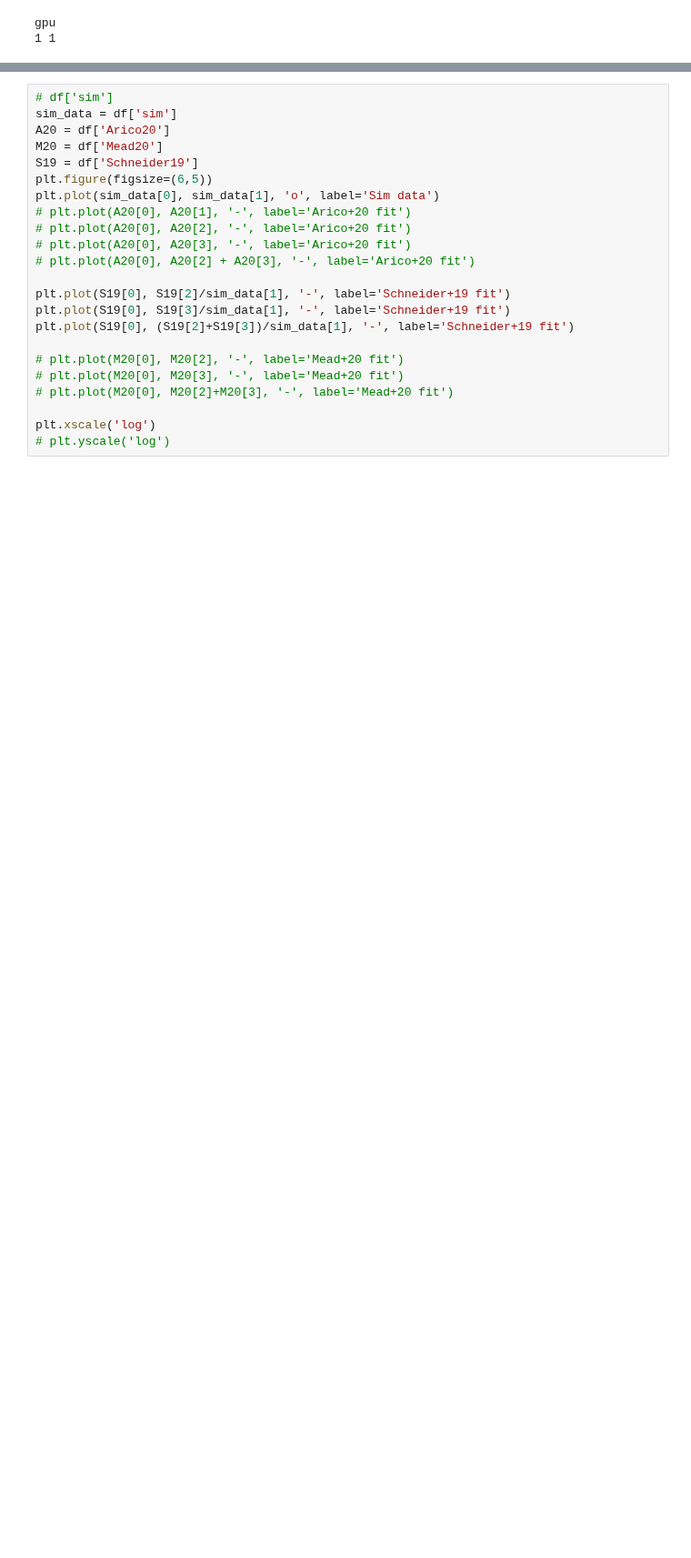
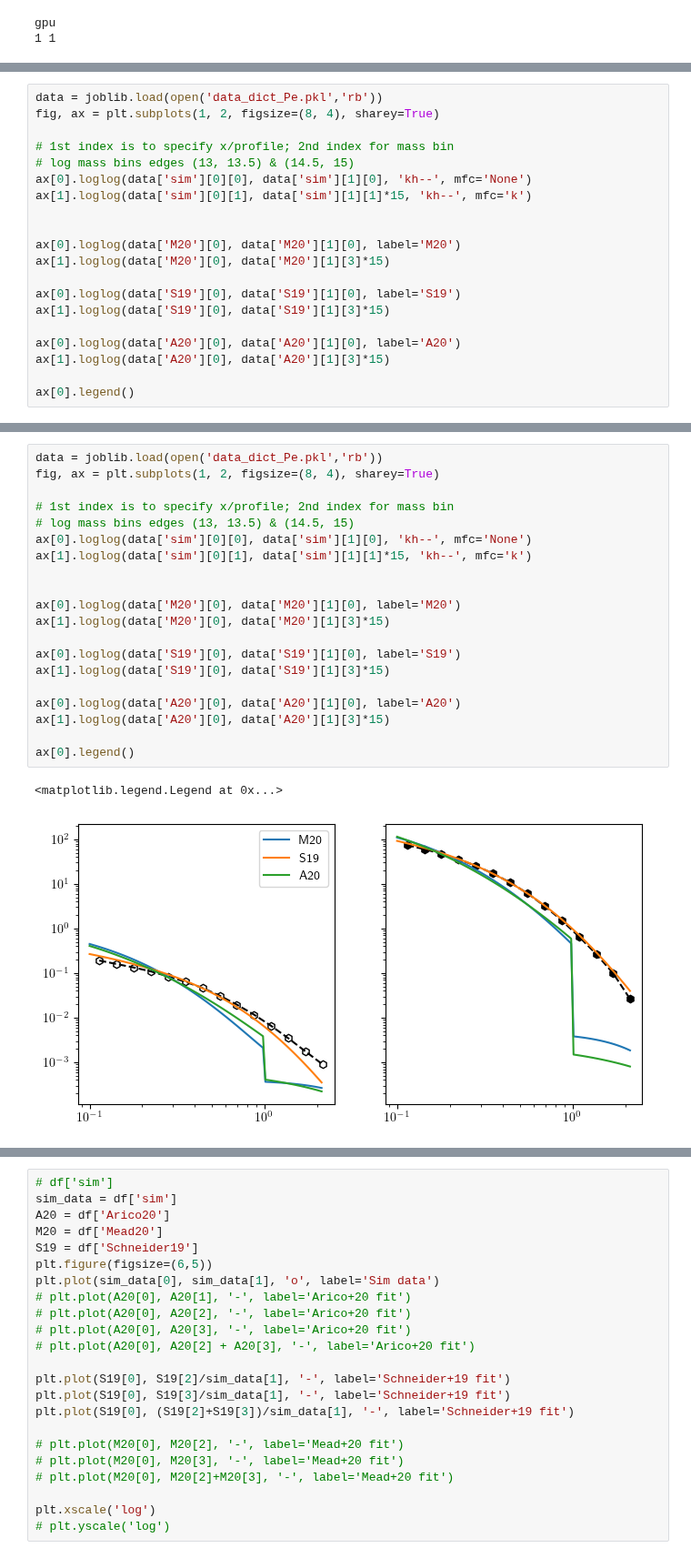
Before and after one commit to shivampcosmo/GODMAX, a Jupyter notebook: notebooks/Pge/make_pk_transition_plots.ipynb, the cells around one changed output, grey strips where cells are left out. Shown at 91% size. Cells and saved outputs as stored; diff of their text form; blank space fills up the shorter version.

```diff
--- a/notebooks/Pge/make_pk_transition_plots.ipynb
+++ b/notebooks/Pge/make_pk_transition_plots.ipynb
@@ -57,0 +143,20 @@ dict_keys(['Mead20', 'Schneider19', 'Arico20', 'sim'])
+# %%
+data = joblib.load(open('data_dict_Pe.pkl','rb'))
+fig, ax = plt.subplots(1, 2, figsize=(8, 4), sharey=True)
+
+# 1st index is to specify x/profile; 2nd index for mass bin
+# log mass bins edges (13, 13.5) & (14.5, 15)
+ax[0].loglog(data['sim'][0][0], data['sim'][1][0], 'kh--', mfc='None')
+ax[1].loglog(data['sim'][0][1], data['sim'][1][1]*15, 'kh--', mfc='k')
+
+
+ax[0].loglog(data['M20'][0], data['M20'][1][0], label='M20')
+ax[1].loglog(data['M20'][0], data['M20'][1][3]*15)
+
+ax[0].loglog(data['S19'][0], data['S19'][1][0], label='S19')
+ax[1].loglog(data['S19'][0], data['S19'][1][3]*15)
+
+ax[0].loglog(data['A20'][0], data['A20'][1][0], label='A20')
+ax[1].loglog(data['A20'][0], data['A20'][1][3]*15)
+
+ax[0].legend()
@@ -57,0 +177,23 @@ dict_keys(['Mead20', 'Schneider19', 'Arico20', 'sim'])
+# %%
+data = joblib.load(open('data_dict_Pe.pkl','rb'))
+fig, ax = plt.subplots(1, 2, figsize=(8, 4), sharey=True)
+
+# 1st index is to specify x/profile; 2nd index for mass bin
+# log mass bins edges (13, 13.5) & (14.5, 15)
+ax[0].loglog(data['sim'][0][0], data['sim'][1][0], 'kh--', mfc='None')
+ax[1].loglog(data['sim'][0][1], data['sim'][1][1]*15, 'kh--', mfc='k')
+
+
+ax[0].loglog(data['M20'][0], data['M20'][1][0], label='M20')
+ax[1].loglog(data['M20'][0], data['M20'][1][3]*15)
+
+ax[0].loglog(data['S19'][0], data['S19'][1][0], label='S19')
+ax[1].loglog(data['S19'][0], data['S19'][1][3]*15)
+
+ax[0].loglog(data['A20'][0], data['A20'][1][0], label='A20')
+ax[1].loglog(data['A20'][0], data['A20'][1][3]*15)
+
+ax[0].legend()
+# %% [output]
+<matplotlib.legend.Legend at 0x...>
+[figure, added]
```
Also changed, not shown: parts of 9 cells of this notebook, 15 other files.
